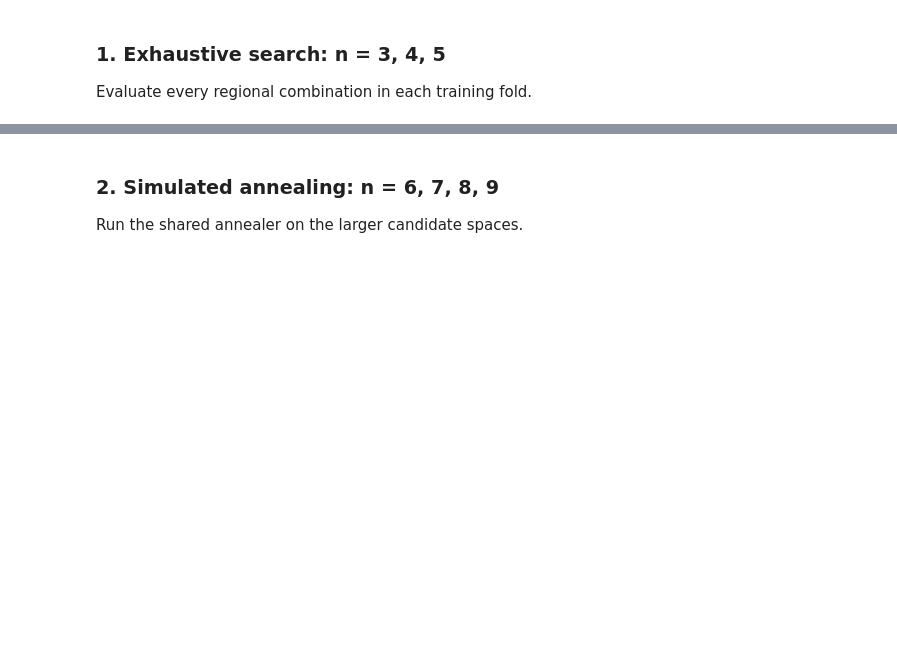
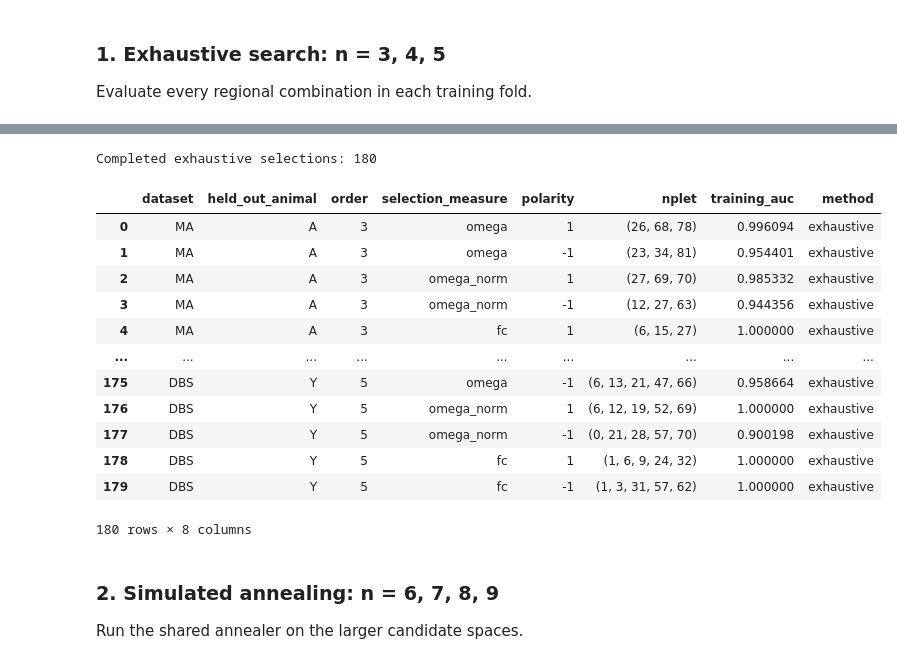
Before and after one commit to camilo-espinosa/high-order-anesthesia, a Jupyter notebook: notebooks/R1_discrimination/R1_A_loao.ipynb, the cells around one changed output, grey strips where cells are left out. Drawn from its saved outputs; the diff is of its cells as text; code cells hidden in the pictures; blank space fills up the shorter version.

```diff
--- a/notebooks/R1_discrimination/R1_A_loao.ipynb
+++ b/notebooks/R1_discrimination/R1_A_loao.ipynb
@@ -34,7 +43,7 @@ Both methods optimize the same fold-specific, animal-balanced ROC-AUC; responsiv
 **Selection measures (`SEARCH_MEASURES`):** raw Omega `omega` (O), normalized Omega `omega_norm` (O/S, with S = TC + DTC >= |O|, so O/S lies in [-1, 1] and is insensitive to overall dependence strength), and mean within-n-plet Fisher-z FC `fc`. All three use identical folds, settings and seeds.
 # %%
 SETTINGS = SearchSettings(restarts=100, iterations=20000, early_stop=1000,
-                          temperature=0.05, cooling=0.99, batch_size=14000, seed=2026)
+                          temperature=0.05, cooling=0.99, batch_size=8000, seed=2026)
 EXHAUSTIVE_ORDERS = (3, 4, 5)
 ANNEALING_ORDERS = (6, 7, 8, 9)
 DATASETS = ('MA', 'DBS')
@@ -52,4 +61,7 @@ CHECKPOINTS = LOAOCheckpointStore(CHECKPOINT_DIR, RUN_MANIFEST)
 LOGGER = configure_loao_logger(CHECKPOINT_DIR / 'run.log')
 LOGGER.info('R1 run_id=%s device=%s datasets=%s', RUN_ID, DEVICE, DATASETS)
 LOGGER.info('Run manifest: %s', RUN_MANIFEST)
+print(f'Run ID: {RUN_ID}')
+print(f'Datasets: {DATASETS}; exhaustive orders: {EXHAUSTIVE_ORDERS}; annealing orders: {ANNEALING_ORDERS}')
+display(pd.Series(RUN_MANIFEST['settings'], name='Search setting').to_frame())
 # %% [output]
@@ -146,4 +175,11 @@ for dataset, (covariances, scans) in inputs.items():
         covariances, scans, settings=SETTINGS, device=DEVICE,
         checkpoint=CHECKPOINTS, logger=LOGGER, measures=SEARCH_MEASURES,
     )
+
+exhaustive_selections = pd.concat(
+    [result.selections for result in exhaustive_results.values()], ignore_index=True,
+)
+print(f'Completed exhaustive selections: {len(exhaustive_selections)}')
+display(exhaustive_selections[['dataset', 'held_out_animal', 'order', 'selection_measure',
+                                'polarity', 'nplet', 'training_auc', 'method']])
 # %% [output]
@@ -167,3 +203,17 @@ for dataset, (covariances, scans) in inputs.items():
+Completed exhaustive selections: 180
+|  | dataset | held_out_animal | order | selection_measure | polarity | nplet | training_auc | method |
+| 0 | MA | A | 3 | omega | 1 | (26, 68, 78) | 0.996094 | exhaustive |
+| 1 | MA | A | 3 | omega | -1 | (23, 34, 81) | 0.954401 | exhaustive |
+| 2 | MA | A | 3 | omega_norm | 1 | (27, 69, 70) | 0.985332 | exhaustive |
+| 3 | MA | A | 3 | omega_norm | -1 | (12, 27, 63) | 0.944356 | exhaustive |
+| 4 | MA | A | 3 | fc | 1 | (6, 15, 27) | 1.000000 | exhaustive |
+| ... | ... | ... | ... | ... | ... | ... | ... | ... |
+| 175 | DBS | Y | 5 | omega | -1 | (6, 13, 21, 47, 66) | 0.958664 | exhaustive |
+| 176 | DBS | Y | 5 | omega_norm | 1 | (6, 12, 19, 52, 69) | 1.000000 | exhaustive |
+| 177 | DBS | Y | 5 | omega_norm | -1 | (0, 21, 28, 57, 70) | 0.900198 | exhaustive |
+| 178 | DBS | Y | 5 | fc | 1 | (1, 6, 9, 24, 32) | 1.000000 | exhaustive |
+| 179 | DBS | Y | 5 | fc | -1 | (1, 3, 31, 57, 62) | 1.000000 | exhaustive |
+180 rows × 8 columns
 # %% [markdown]
 ### 2. Simulated annealing: n = 6, 7, 8, 9
 Run the shared annealer on the larger candidate spaces.
```
Also changed, not shown: parts of 21 cells of this notebook, 4 other files.
